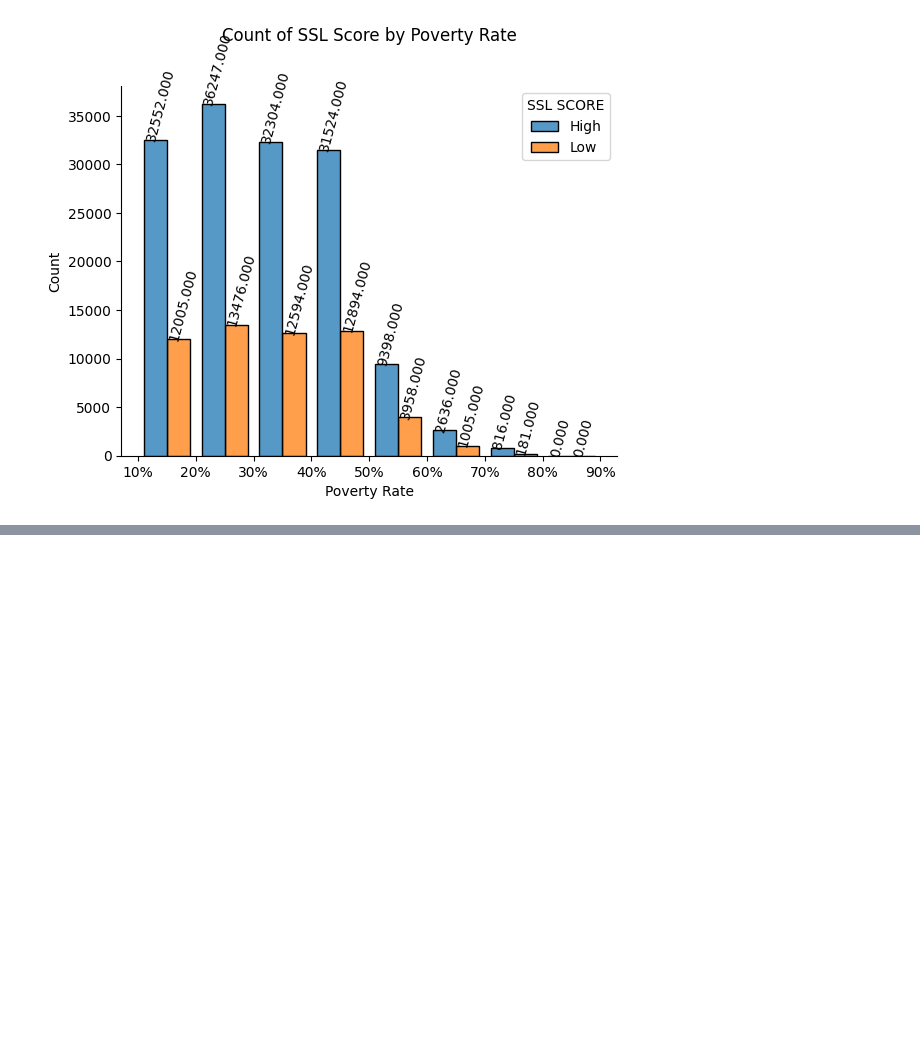
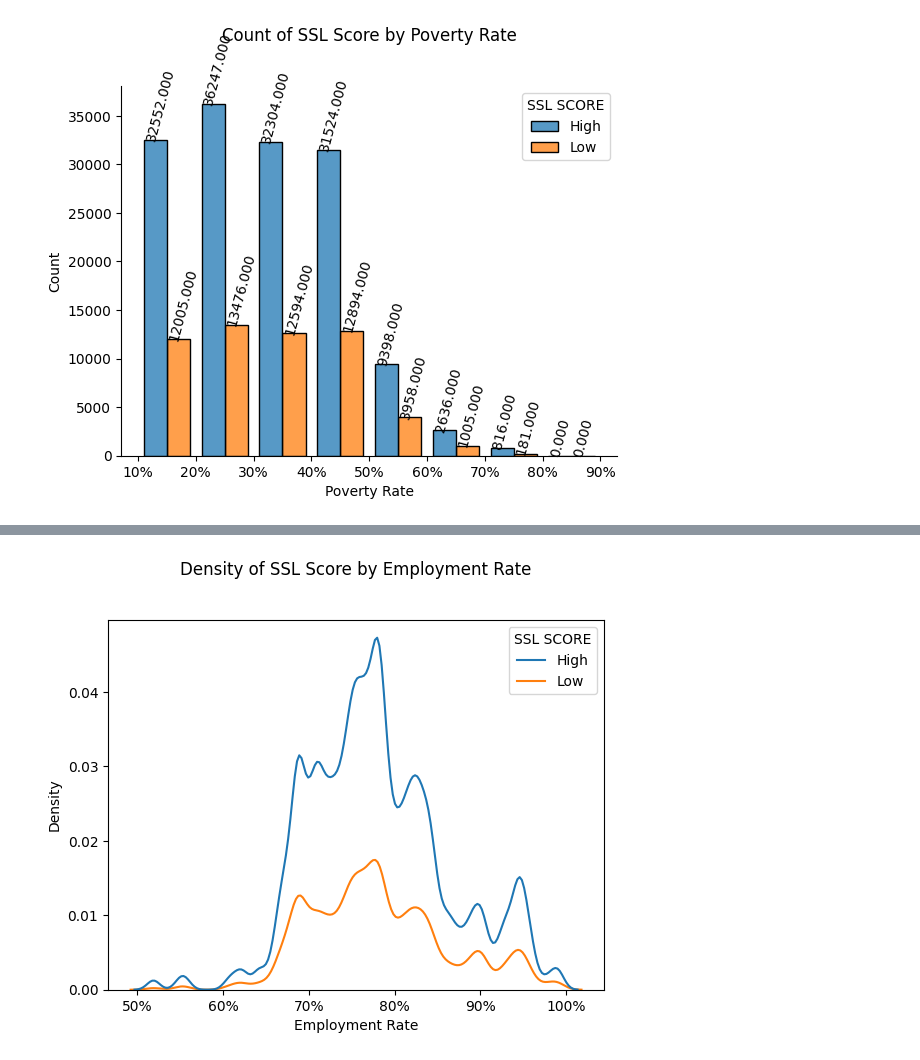
Before and after one commit to avasdowney/predictive_policing_thesis, a Jupyter notebook: exploratory/exploratory_domain_knowledge.ipynb, the cells around one changed output, grey strips where cells are left out. Cells and saved outputs as stored; diff of their text form; code cells hidden in the pictures; blank space fills up the shorter version.

```diff
--- a/exploratory/exploratory_domain_knowledge.ipynb
+++ b/exploratory/exploratory_domain_knowledge.ipynb
@@ -103,0 +112,9 @@ ax.xaxis.set_major_formatter(mtick.PercentFormatter())
+# %%
+ax = sns.kdeplot(x ='Employment_Rate', hue = "SSL SCORE", data = df)
+ax.set_xlabel('Employment Rate')
+ax.set_title('Density of SSL Score by Employment Rate', y=1.10)
+ax.xaxis.set_major_locator(mtick.MultipleLocator(10))
+ax.xaxis.set_major_formatter(mtick.PercentFormatter())
+plt.show()
+# %% [output]
+[figure, added]
```
Also changed, not shown: parts of 3 cells of this notebook, 13 other files.
